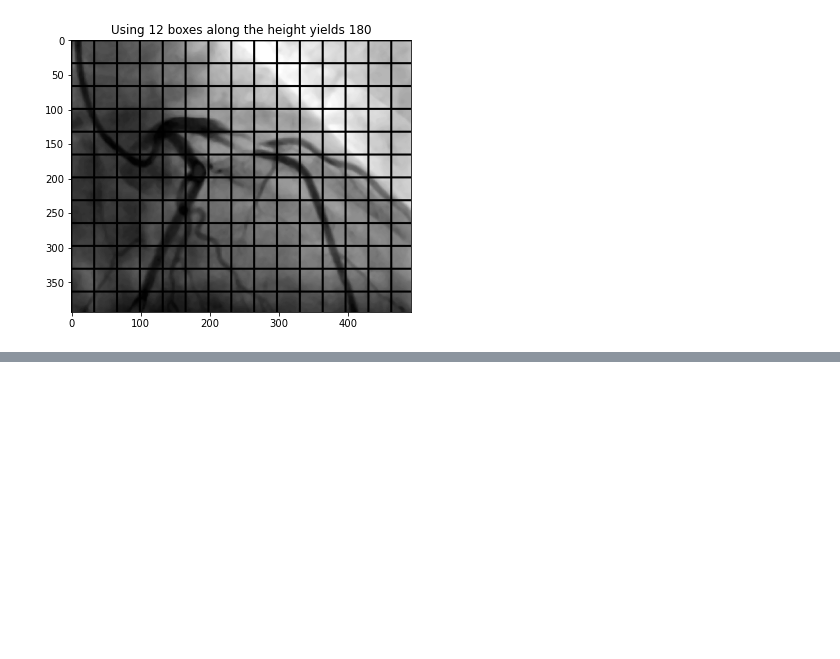
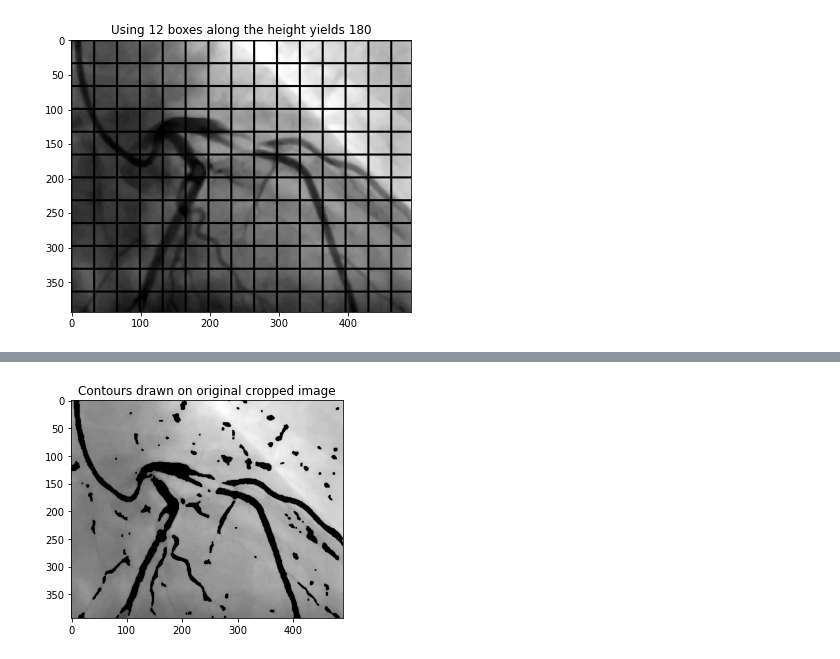
Before and after one commit to HeeebsInc/AngiogramBlockageDetection, a Jupyter notebook: technical-notebook.ipynb, the cells around one changed output, grey strips where cells are left out. Drawn from its saved outputs; the diff is of its cells as text; code cells hidden in the pictures; blank space fills up the shorter version.

```diff
--- a/technical-notebook.ipynb
+++ b/technical-notebook.ipynb
@@ -217,17 +264,19 @@ plt.show()
 # %%
 #Step 8, get contours
-min_contour_area = 1250 #minimum area allowed for each contour - this is meant to reduce noise
+min_contour_area = 0 #minimum area allowed for each contour - this is meant to reduce noise
 thresh = cv2.morphologyEx(edged_adap, cv2.MORPH_ELLIPSE, np.ones((3,3), np.uint8))
 contours = cv2.findContours(thresh, cv2.RETR_EXTERNAL, cv2.CHAIN_APPROX_SIMPLE)[0]
 contours = [i for i in contours if cv2.contourArea(i) > min_contour_area]
 edged_contour = img_cropped.copy()
 for idx, c1 in enumerate(contours):
     cv2.drawContours(edged_contour, [c1], -1, (0,0,0), -1)
 edged_contour = cv2.cvtColor(edged_contour, cv2.COLOR_BGR2GRAY)
 plt.imshow(edged_contour, cmap = 'gray')
 plt.title('Contours drawn on original cropped image')
 plt.savefig('readme-assets/steps/step8.jpg', bbox_inches='tight', transparent = True)
 plt.show()
+# %% [output]
+[figure, added]
 # %%
 #Step 9 Perform another round of threshold to include only the contoured areas then dilate the image to reduce the space between contours
 threshed = cv2.threshold(edged_contour, 0, 255, cv2.THRESH_BINARY_INV)[1]
```
Also changed, not shown: parts of 8 cells of this notebook, 19 other files.
